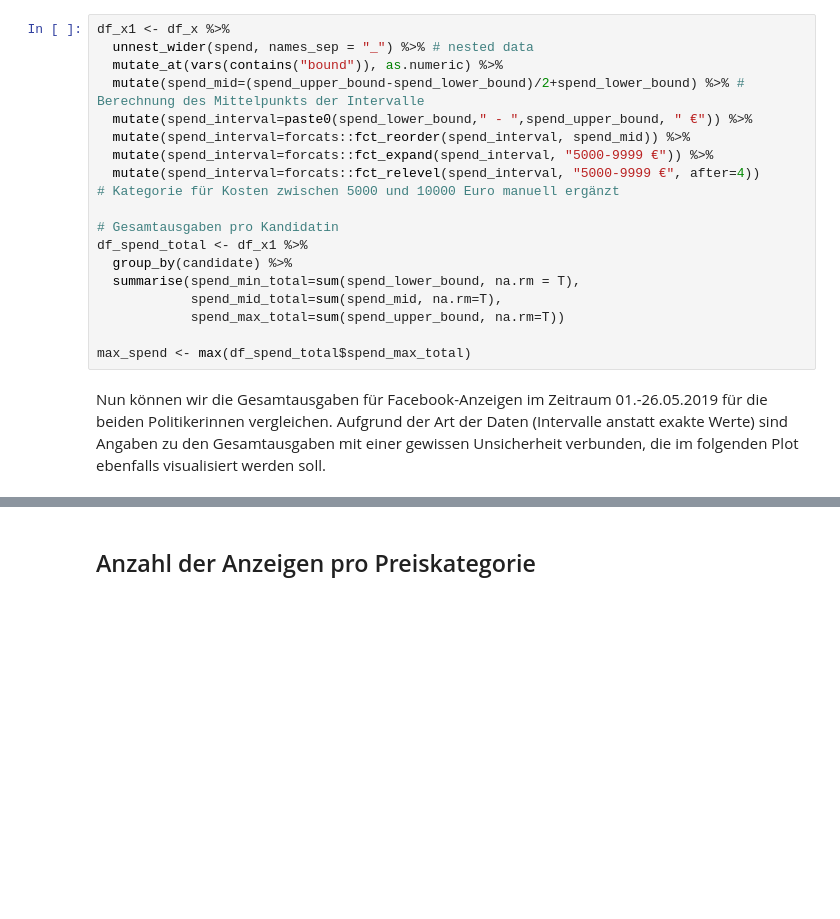
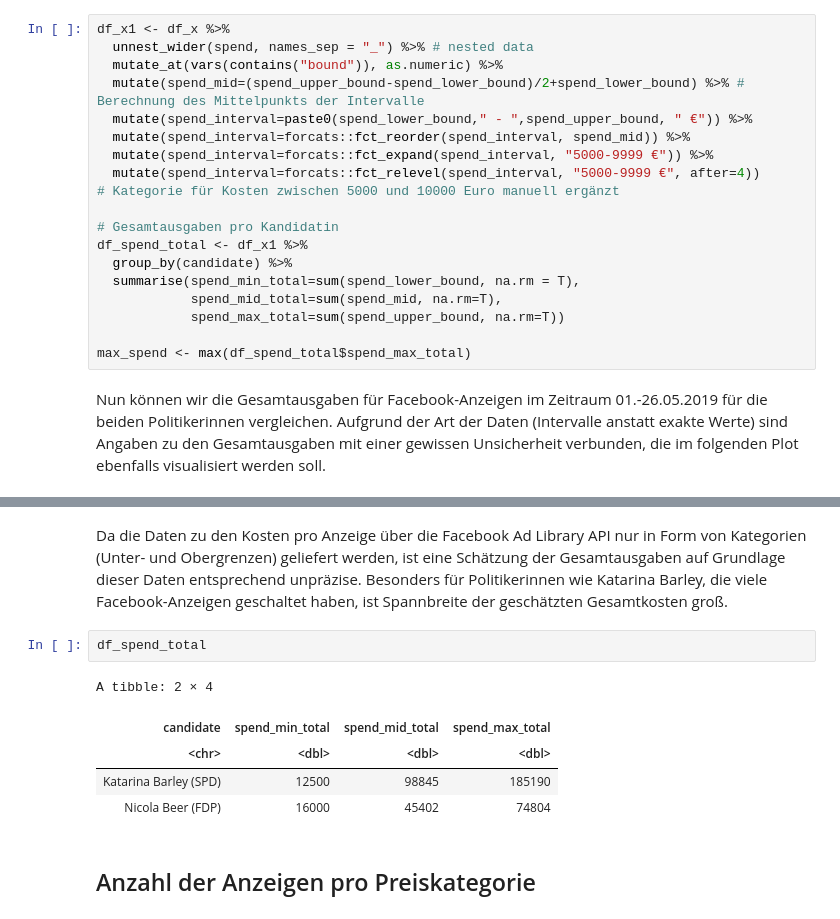
Before and after one commit to gesiscss/gesis_dataday_20, a Jupyter notebook: fb-ads/fb_ad_library.ipynb, the cells around one changed output, grey strips where cells are left out. Cells and saved outputs as stored; diff of their text form; blank space fills up the shorter version.

```diff
--- a/fb-ads/fb_ad_library.ipynb
+++ b/fb-ads/fb_ad_library.ipynb
@@ -250,3 +238,13 @@ df_spend_total %>%
+# %% [markdown]
+Da die Daten zu den Kosten pro Anzeige über die Facebook Ad Library API nur in Form von Kategorien (Unter- und Obergrenzen) geliefert werden, ist eine Schätzung der Gesamtausgaben auf Grundlage dieser Daten entsprechend unpräzise. Besonders für Politikerinnen wie Katarina Barley, die viele Facebook-Anzeigen geschaltet haben, ist Spannbreite der geschätzten Gesamtkosten groß.
+# %%
+df_spend_total
+# %% [output]
+A tibble: 2 × 4
+| candidate | spend_min_total | spend_mid_total | spend_max_total |
+| <chr> | <dbl> | <dbl> | <dbl> |
+| Katarina Barley (SPD) | 12500 | 98845 | 185190 |
+| Nicola Beer (FDP) | 16000 | 45402 | 74804 |
 # %% [markdown]
 ## Anzahl der Anzeigen pro Preiskategorie
 # %% [markdown]
```
Also changed, not shown: parts of 6 cells of this notebook, 3 other files.
